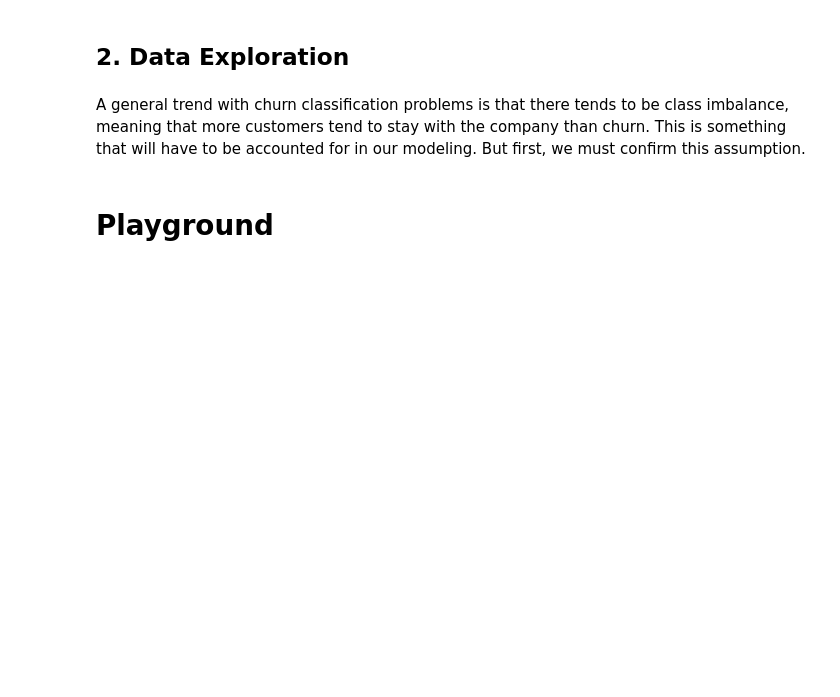
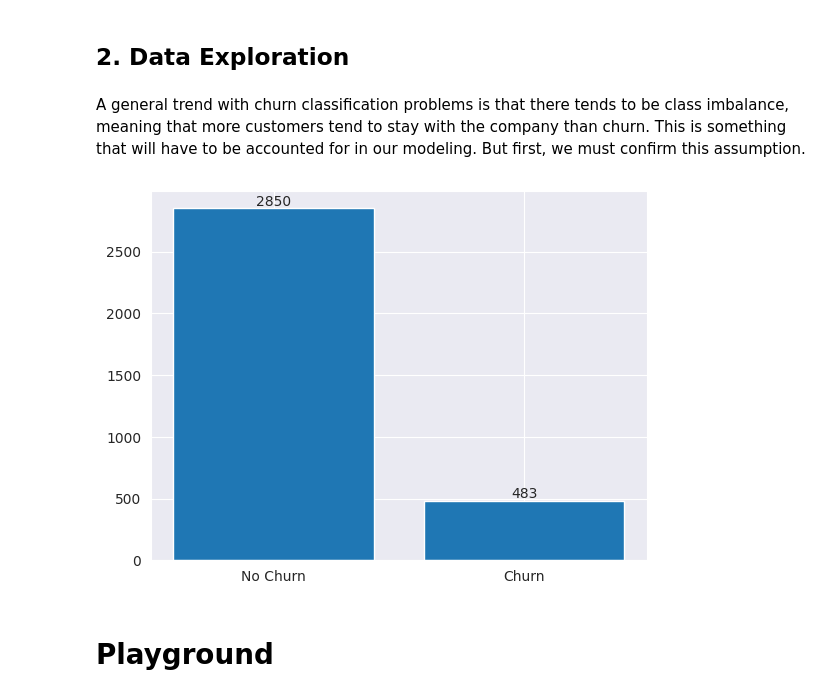
Before and after one commit to bmjaron/phase_3_project, a Jupyter notebook: Untitled1.ipynb, the cells around one changed output. Saved outputs shown, nothing was run; the diff lists cells and outputs as text; code cells hidden in the pictures; blank space fills up the shorter version.

```diff
--- a/Untitled1.ipynb
+++ b/Untitled1.ipynb
@@ -13,7 +13,9 @@ import pandas as pd
 import numpy as np
 import matplotlib.pyplot as plt
 %matplotlib inline
+
 import seaborn as sns
+sns.set_style('darkgrid')
 # %%
 #Load data
 df = pd.read_csv('https://raw.githubusercontent.com/bmjaron/phase_3_project/main/bigml_59c28831336c6604c800002a%5B1%5D.csv')
@@ -74,6 +76,17 @@ This begins to give us an idea of a customer's mean service usage.
 ## 2. Data Exploration
 # %% [markdown]
 A general trend with churn classification problems is that there tends to be class imbalance, meaning that more customers tend to stay with the company than churn. This is something that will have to be accounted for in our modeling. But first, we must confirm this assumption.
+# %%
+churn_count = [df['churn'].value_counts()[0], df['churn'].value_counts()[1]]
+
+fig, ax = plt.subplots()
+
+bar = ax.bar(x=['No Churn', 'Churn'], height=churn_count)
+ax.bar_label(bar)
+
+plt.show()
+# %% [output]
+[figure, added]
 # %% [markdown]
 # Playground
 # %%
```
